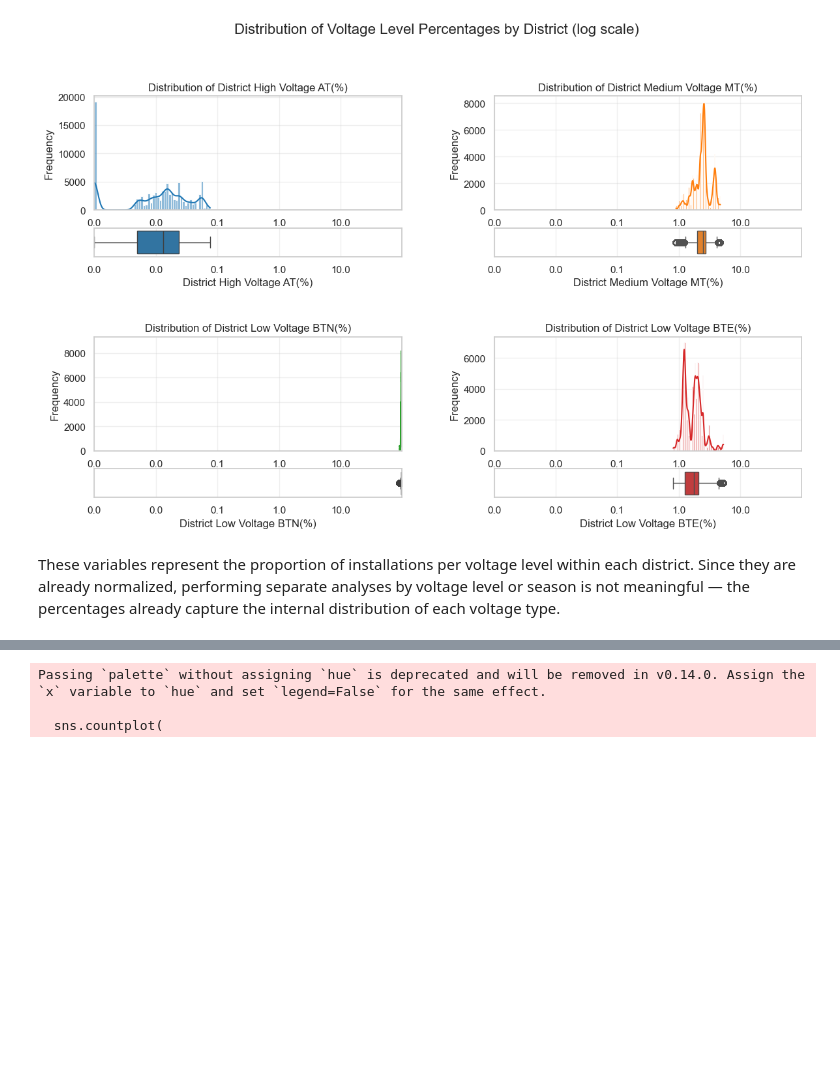
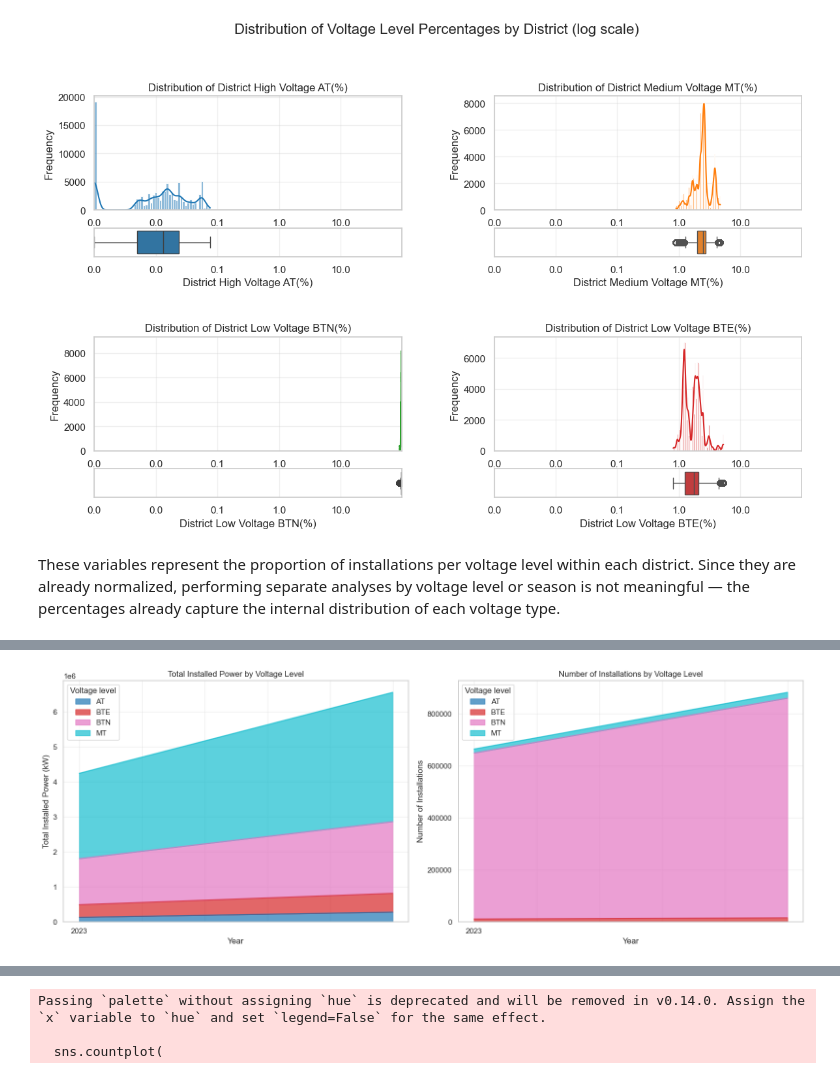
Before and after one commit to Mariana-rc01/WattWise, a Jupyter notebook: iara_notebook.ipynb, the cells around one changed output, grey strips where cells are left out. Saved outputs shown, nothing was run; the diff lists cells and outputs as text; code cells hidden in the pictures; blank space fills up the shorter version.

```diff
--- a/iara_notebook.ipynb
+++ b/iara_notebook.ipynb
@@ -1206,0 +1298,38 @@ These variables represent the proportion of installations per voltage level with
+# %%
+df['Year'] = df['Quarter'].str[:4]
+
+# Agregar por Year e Voltage Level, somando Total Installed Power e Number of Installations
+annual_summary = df.groupby(['Year', 'Voltage level'], as_index=False).agg({
+    'Total installed power (kW)': 'sum',
+    'Number of installations': 'sum'
+})
+
+# Paleta de cores consistente
+palette = {'AT': '#1f77b4', 'MT': '#ff7f0e', 'BTN': '#2ca02c', 'BTE': '#d62728'}
+
+
+# Pivot tables para cada variável
+power_pivot = annual_summary.pivot(index='Year', columns='Voltage level', values='Total installed power (kW)')
+installations_pivot = annual_summary.pivot(index='Year', columns='Voltage level', values='Number of installations')
+
+# Configuração da figura com 2 subplots lado a lado
+fig, axes = plt.subplots(1, 2, figsize=(16,6))
+
+# --- Total Installed Power ---
+power_pivot.plot(kind='area', stacked=True, ax=axes[0], colormap='tab10', alpha=0.7)
+axes[0].set_title('Total Installed Power by Voltage Level')
+axes[0].set_ylabel('Total Installed Power (kW)')
+axes[0].set_xlabel('Year')
+axes[0].grid(alpha=0.3)
+
+# --- Number of Installations ---
+installations_pivot.plot(kind='area', stacked=True, ax=axes[1], colormap='tab10', alpha=0.7)
+axes[1].set_title('Number of Installations by Voltage Level')
+axes[1].set_ylabel('Number of Installations')
+axes[1].set_xlabel('Year')
+axes[1].grid(alpha=0.3)
+
+plt.tight_layout()
+plt.show()
+# %% [output]
+[figure, added]
```
Also changed, not shown: parts of 21 cells of this notebook.
